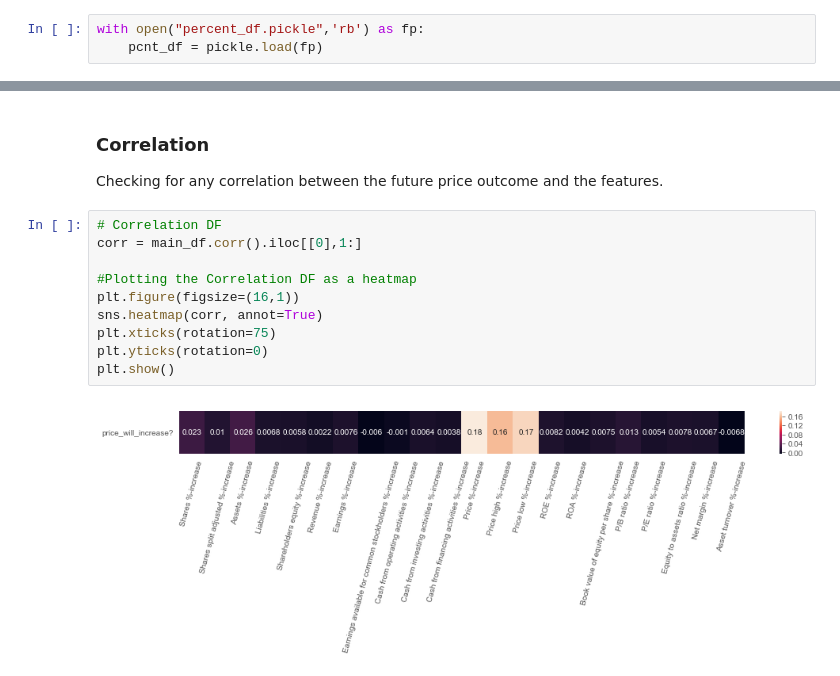
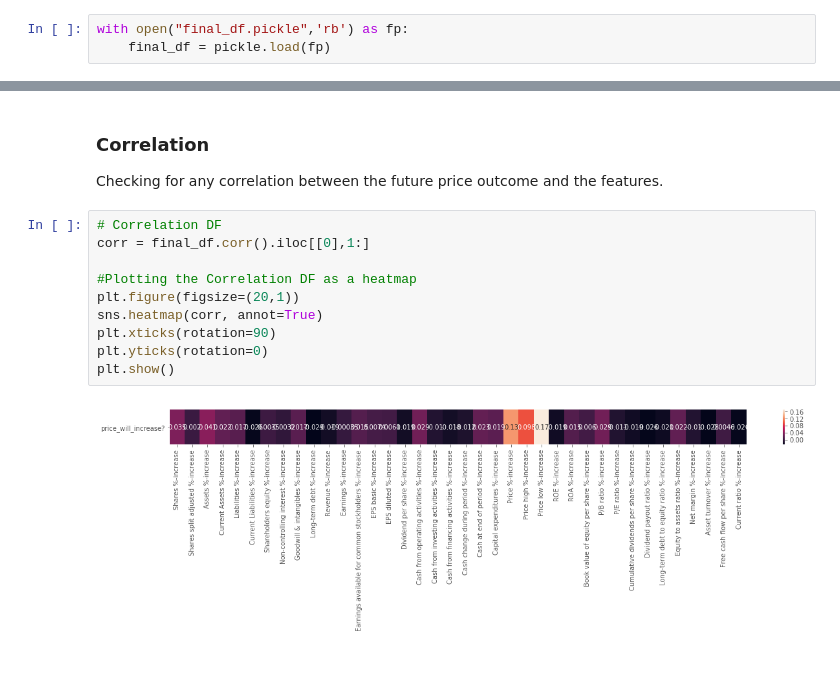
Before and after one commit to marcosan93/Stock-Performance-Predictor, a Jupyter notebook: Exploring_Data.ipynb, the cells around one changed output, grey strips where cells are left out. Drawn from its saved outputs; the diff is of its cells as text.

```diff
--- a/Exploring_Data.ipynb
+++ b/Exploring_Data.ipynb
@@ -15,5 +15,5 @@ import _pickle as pickle
 # %% [markdown]
 ### Loading the Data
 # %%
-with open("percent_df.pickle",'rb') as fp:
-    pcnt_df = pickle.load(fp)
+with open("final_df.pickle",'rb') as fp:
+    final_df = pickle.load(fp)
@@ -115,13 +77,13 @@ for i in main_df.columns:
 Checking for any correlation between the future price outcome and the features.
 # %%
 # Correlation DF
-corr = main_df.corr().iloc[[0],1:]
+corr = final_df.corr().iloc[[0],1:]
 
 #Plotting the Correlation DF as a heatmap
-plt.figure(figsize=(16,1))
+plt.figure(figsize=(20,1))
 sns.heatmap(corr, annot=True)
-plt.xticks(rotation=75)
+plt.xticks(rotation=90)
 plt.yticks(rotation=0)
 plt.show()
 # %% [output]
-[figure, old version]
+[figure, new version]
```
Also changed, not shown: parts of 15 cells of this notebook, 4 other files.
